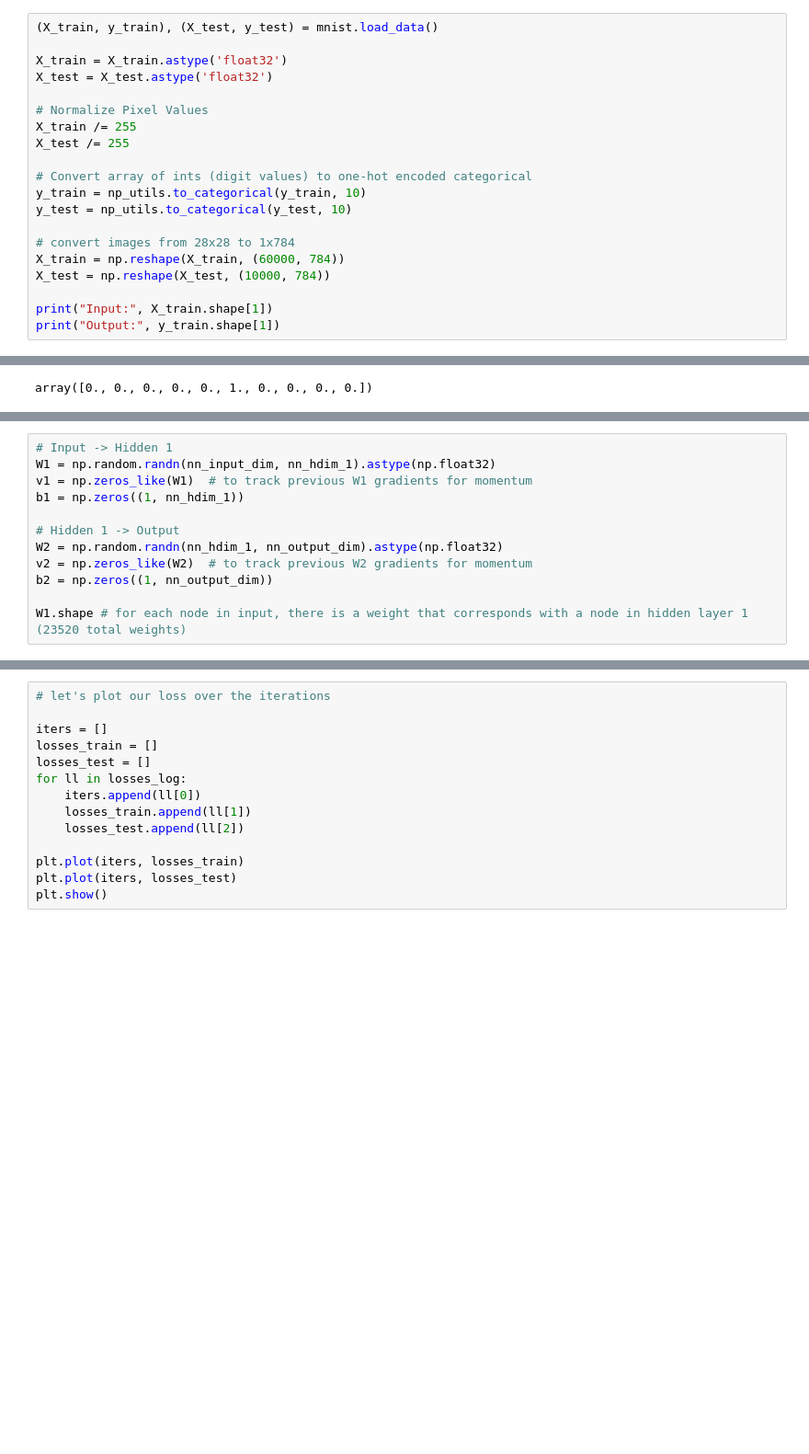
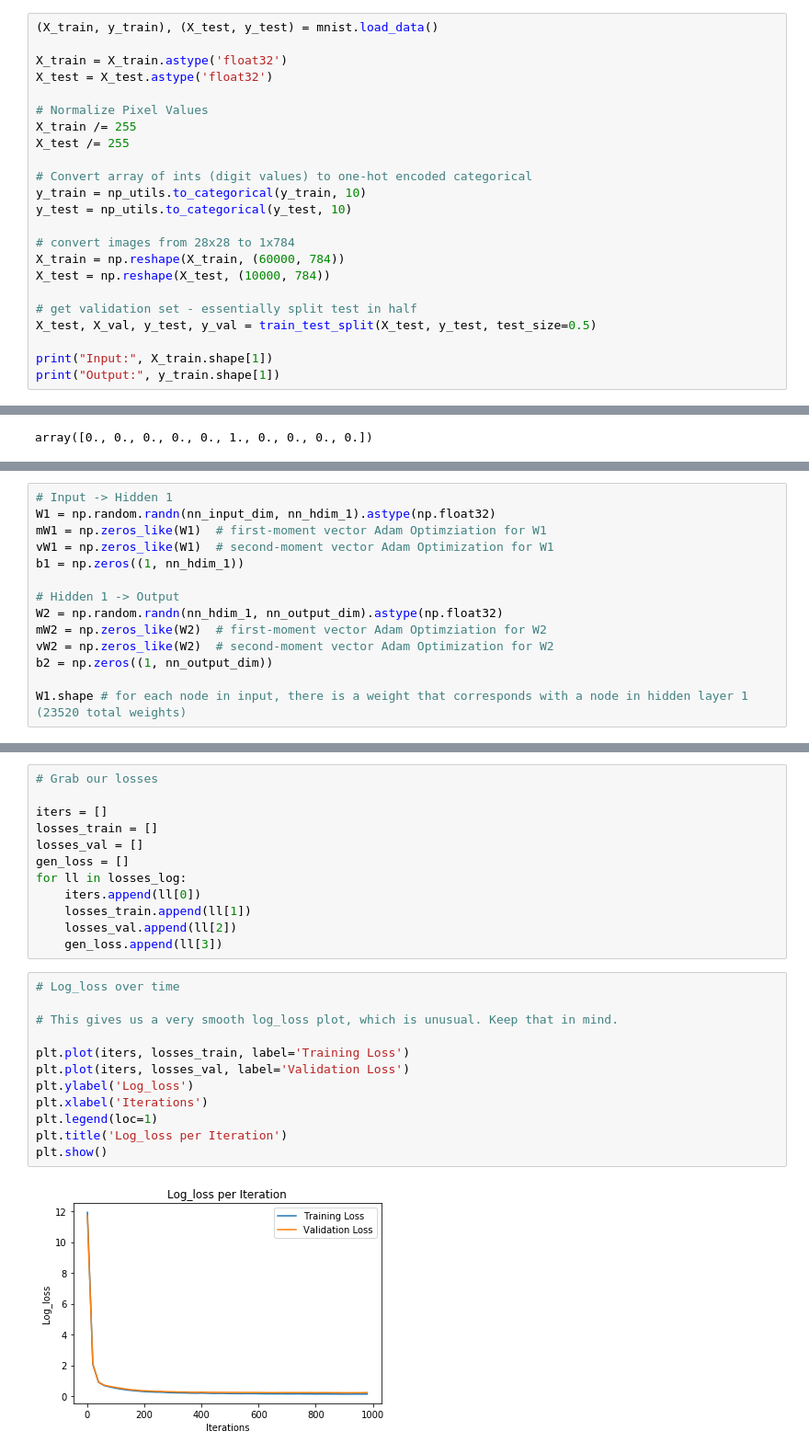
Before and after one commit to mcminnra/notebooks, a Jupyter notebook: primers/nn_from_scratch_MNIST.ipynb, the cells around one changed output, grey strips where cells are left out. Shown at 92% size. Drawn from its saved outputs; the diff is of its cells as text; blank space fills up the shorter version.

Commit message:
added adam, dropconnect, and early stop

```diff
--- a/primers/nn_from_scratch_MNIST.ipynb
+++ b/primers/nn_from_scratch_MNIST.ipynb
@@ -32,6 +37,9 @@ y_test = np_utils.to_categorical(y_test, 10)
 X_train = np.reshape(X_train, (60000, 784))
 X_test = np.reshape(X_test, (10000, 784))
 
+# get validation set - essentially split test in half
+X_test, X_val, y_test, y_val = train_test_split(X_test, y_test, test_size=0.5)
+
 print("Input:", X_train.shape[1])
 print("Output:", y_train.shape[1])
 # %% [output]
@@ -127,12 +148,14 @@ stop_threshold = 0.00001  # threshold for early stopping
 # %%
 # Input -> Hidden 1
 W1 = np.random.randn(nn_input_dim, nn_hdim_1).astype(np.float32)
-v1 = np.zeros_like(W1)  # to track previous W1 gradients for momentum
+mW1 = np.zeros_like(W1)  # first-moment vector Adam Optimziation for W1
+vW1 = np.zeros_like(W1)  # second-moment vector Adam Optimization for W1
 b1 = np.zeros((1, nn_hdim_1))
 
 # Hidden 1 -> Output
 W2 = np.random.randn(nn_hdim_1, nn_output_dim).astype(np.float32)
-v2 = np.zeros_like(W2)  # to track previous W2 gradients for momentum
+mW2 = np.zeros_like(W2)  # first-moment vector Adam Optimziation for W2
+vW2 = np.zeros_like(W2)  # second-moment vector Adam Optimization for W2
 b2 = np.zeros((1, nn_output_dim))
 
 W1.shape # for each node in input, there is a weight that corresponds with a node in hidden layer 1 (23520 total weights)
@@ -217,14 +280,26 @@ Loss after iteration 680: 0.110312
 # %%
-# let's plot our loss over the iterations
+# Grab our losses
 
 iters = []
 losses_train = []
-losses_test = []
+losses_val = []
+gen_loss = []
 for ll in losses_log:
     iters.append(ll[0])
     losses_train.append(ll[1])
-    losses_test.append(ll[2])
-
-plt.plot(iters, losses_train)
-plt.plot(iters, losses_test)
-plt.show()
+    losses_val.append(ll[2])
+    gen_loss.append(ll[3])
+# %%
+# Log_loss over time
+
+# This gives us a very smooth log_loss plot, which is unusual. Keep that in mind.
+
+plt.plot(iters, losses_train, label='Training Loss')
+plt.plot(iters, losses_val, label='Validation Loss')
+plt.ylabel('Log_loss')
+plt.xlabel('Iterations')
+plt.legend(loc=1)
+plt.title('Log_loss per Iteration')
+plt.show()
+# %% [output]
+[figure, added]
```
Also changed, not shown: parts of 11 cells of this notebook.
